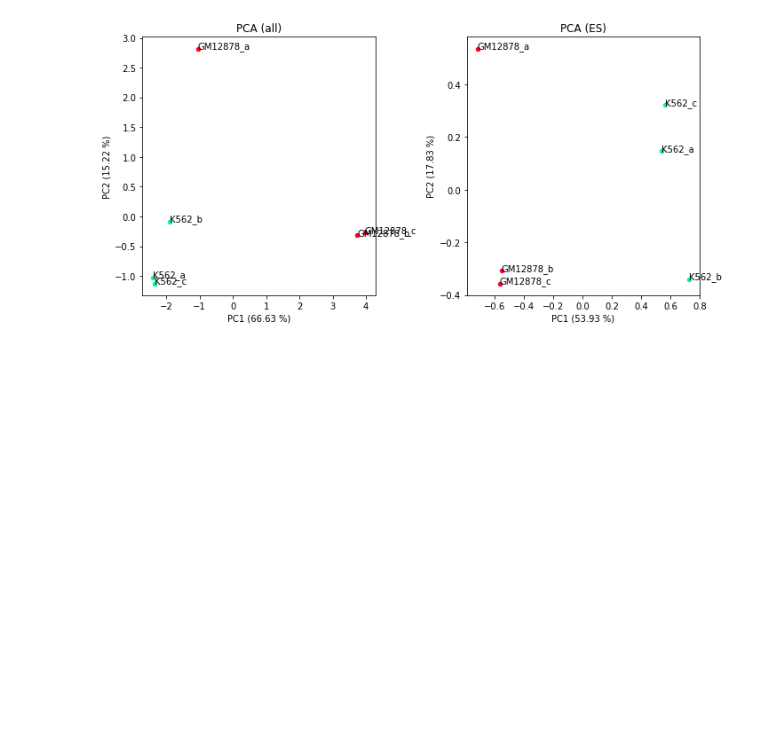
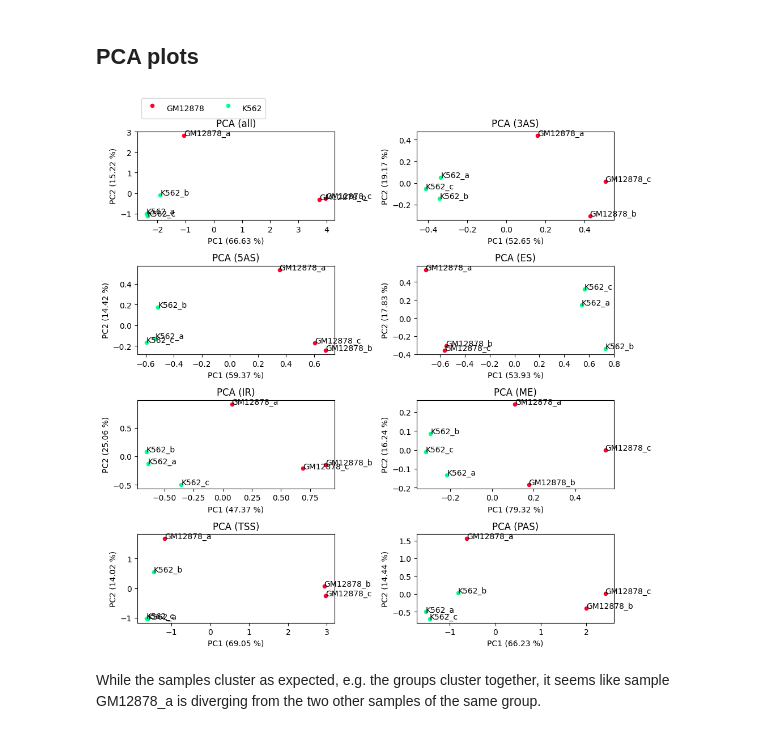
Before and after one commit to MatthiasLienhard/isotools, a Jupyter notebook: docs/notebooks/08_alternative_splicing.ipynb, the cells around one changed output. Cells and saved outputs as stored; diff of their text form; code cells hidden in the pictures; blank space fills up the shorter version.

```diff
--- a/docs/notebooks/08_alternative_splicing.ipynb
+++ b/docs/notebooks/08_alternative_splicing.ipynb
@@ -27,23 +34,20 @@ Name: splice_type, dtype: int64
+# %% [markdown]
+## PCA plots
 # %%
-
 #plot PCA embedding
 from isotools.plots import plot_embedding
-plt.rcParams["figure.figsize"] = (10,5)
+plt.rcParams["figure.figsize"] = (10,10)
 
 pca={}
 
-f,axs=plt.subplots(1,2)
-plot_embedding(splice_events, ax=axs[0], labels=True, groups=isoseq.groups(), splice_types='all')
-plot_embedding(splice_events, ax=axs[1], labels=True, groups=isoseq.groups(), splice_types='ES')
-plt.tight_layout()
+f,axs=plt.subplots(4,2)
+for ax,t in zip(axs.flatten(),['all','3AS','5AS','ES','IR','ME', 'TSS', 'PAS']):
+    pca[t]=plot_embedding(splice_events, ax=ax, labels=True, groups=isoseq.groups(), splice_types=t)
 
 
-#f,axs=plt.subplots(4,2)
-#for ax,t in zip(axs.flatten(),['all','3AS','5AS','ES','IR','ME', 'TSS', 'PAS']):
-#    pca[t]=plot_embedding(splice_events, ax=ax, labels=True, groups=isoseq.groups(), splice_types=t)
-
-
-#axs[0,0].legend(fontsize='medium', ncol=4,handleheight=2.4, labelspacing=0.05, bbox_to_anchor=(0, 1.1), loc='lower left')
-#plt.tight_layout()
+axs[0,0].legend(fontsize='medium', ncol=4,handleheight=2.4, labelspacing=0.05, bbox_to_anchor=(0, 1.1), loc='lower left')
+plt.tight_layout()
 # %% [output]
-[figure, old version]
+[figure, new version]
+# %% [markdown]
+While the samples cluster as expected, e.g. the groups cluster together, it seems like sample GM12878_a is diverging from the two other samples of the same group.
```
Also changed, not shown: parts of 3 cells of this notebook, 23 other files.
